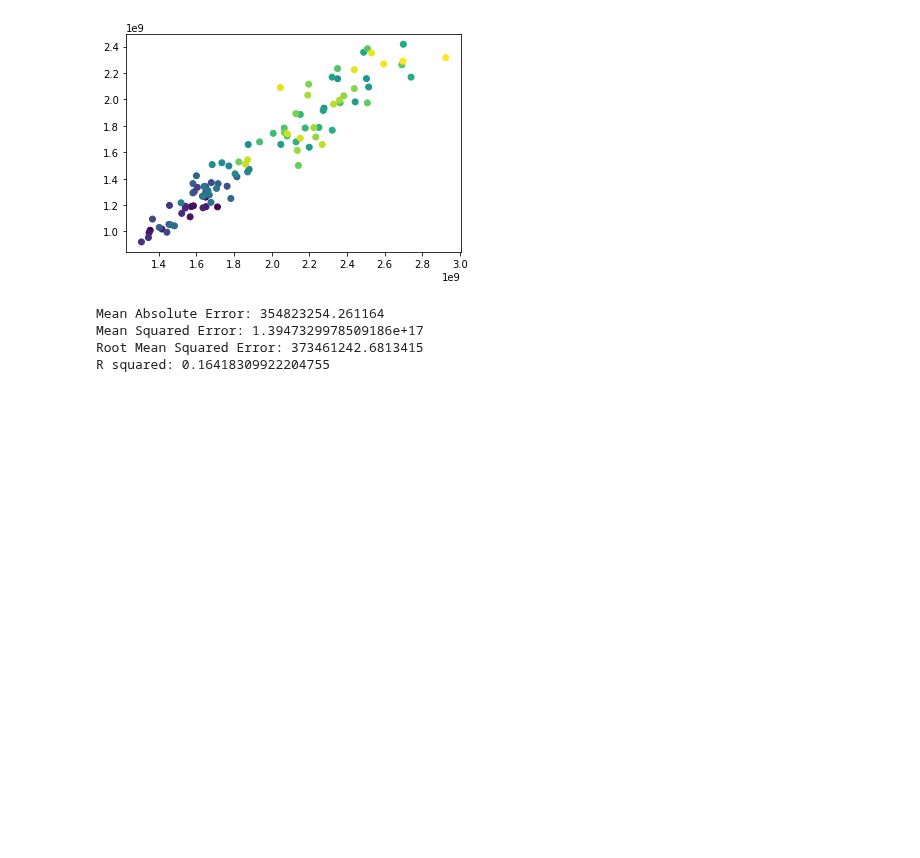
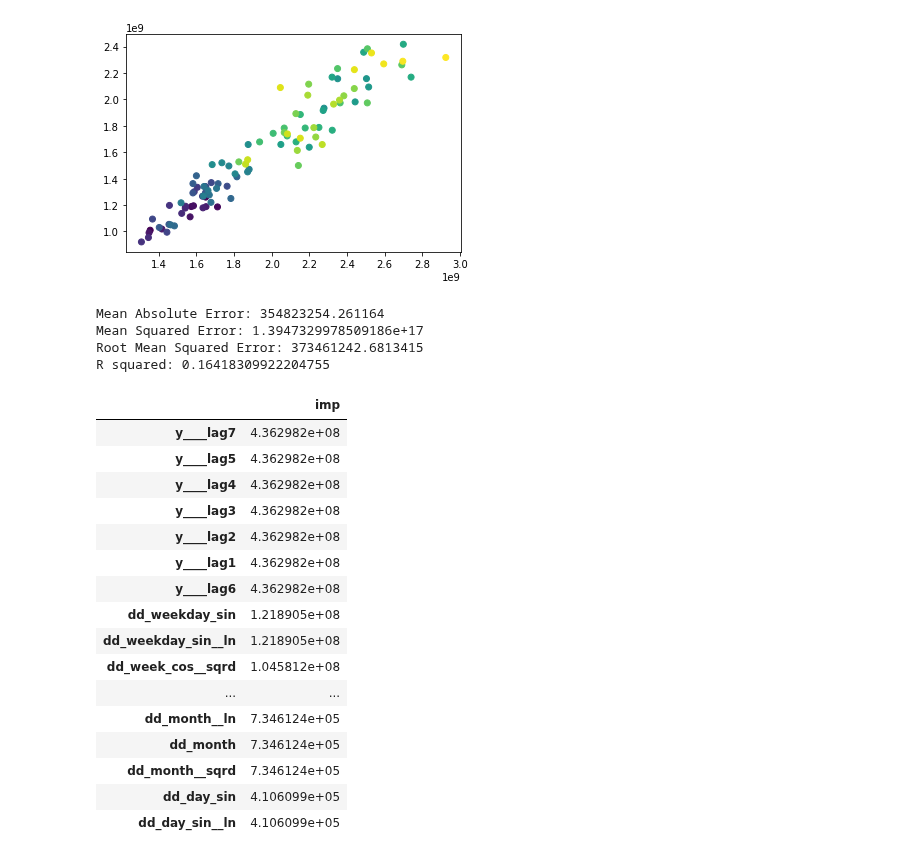
Before and after one commit to jfsalzmann/gasprices, a Jupyter notebook: learning/midterm_fixed_simple_sarima.ipynb, the cells around one changed output. Drawn from its saved outputs; the diff is of its cells as text; code cells hidden in the pictures; blank space fills up the shorter version.

```diff
--- a/learning/midterm_fixed_simple_sarima.ipynb
+++ b/learning/midterm_fixed_simple_sarima.ipynb
@@ -79,7 +76,10 @@ pipe = Pipeline(
 
 #Fit and predict the pipe, print results
 pred = pipe.fit(X_train.drop('date',axis=1),y_train).predict(X_test.drop('date',axis=1))
+fimp = abs(pipe.named_steps['model'].coef_)
+
 pred_s = pipe.fit(X_train_s.drop('date',axis=1),y_train_s).predict(X_test_s.drop('date',axis=1))
+fimp_s = abs(pipe.named_steps['model'].coef_)
 
 pred[0:4] |_| print
 pred_s[0:4] |_| print
@@ -102,16 +102,37 @@ plt.scatter(pred, y_test, c=X_test["date"]);
 # %%
 from sklearn import metrics
 import numpy as np
 
 print('Mean Absolute Error:', metrics.mean_absolute_error(y_test, pred))
 print('Mean Squared Error:', metrics.mean_squared_error(y_test, pred))
 print('Root Mean Squared Error:', np.sqrt(metrics.mean_squared_error(y_test, pred)))
 print('R squared:', metrics.r2_score(y_test, pred))
+
+impdf = pd.DataFrame(pd.Series(data=fimp, index=list(X.drop('date',axis=1).columns)))
+impdf.columns = ["imp"]
+impdf.sort_values(by='imp', ascending=False)
 # %% [output]
 Mean Absolute Error: 354823254.261164
 Mean Squared Error: 1.3947329978509186e+17
 Root Mean Squared Error: 373461242.6813415
 R squared: 0.16418309922204755
+|  | imp |
+| y____lag7 | 4.362982e+08 |
+| y____lag5 | 4.362982e+08 |
+| y____lag4 | 4.362982e+08 |
+| y____lag3 | 4.362982e+08 |
+| y____lag2 | 4.362982e+08 |
+| y____lag1 | 4.362982e+08 |
+| y____lag6 | 4.362982e+08 |
+| dd_weekday_sin | 1.218905e+08 |
+| dd_weekday_sin__ln | 1.218905e+08 |
+| dd_week_cos__sqrd | 1.045812e+08 |
+| ... | ... |
+| dd_month__ln | 7.346124e+05 |
+| dd_month | 7.346124e+05 |
+| dd_month__sqrd | 7.346124e+05 |
+| dd_day_sin | 4.106099e+05 |
+| dd_day_sin__ln | 4.106099e+05 |
 # %%
 # How does the data look after seeing the description?
 
```
Also changed, not shown: parts of 5 cells of this notebook.
